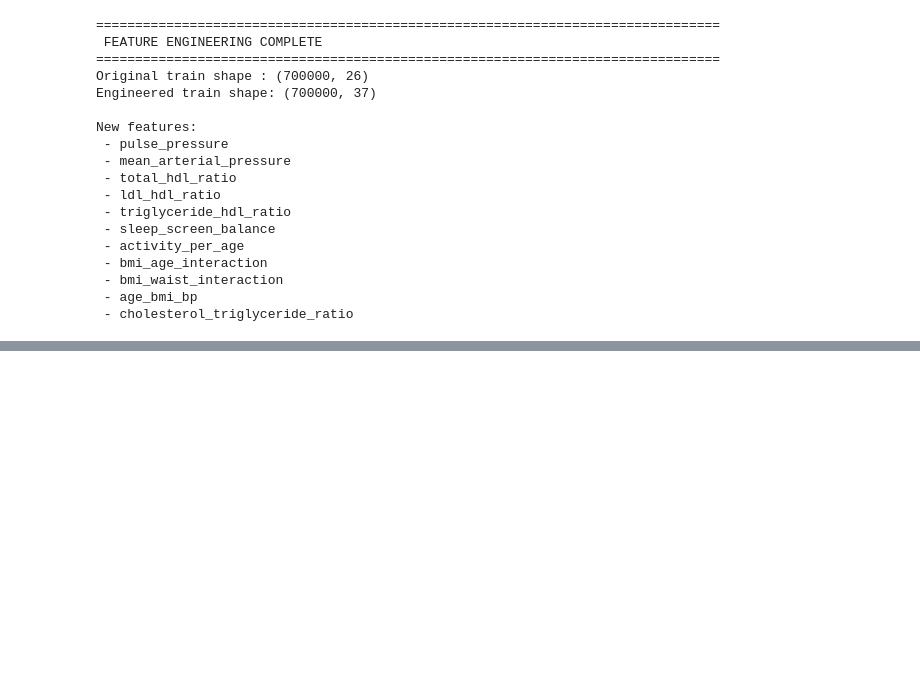
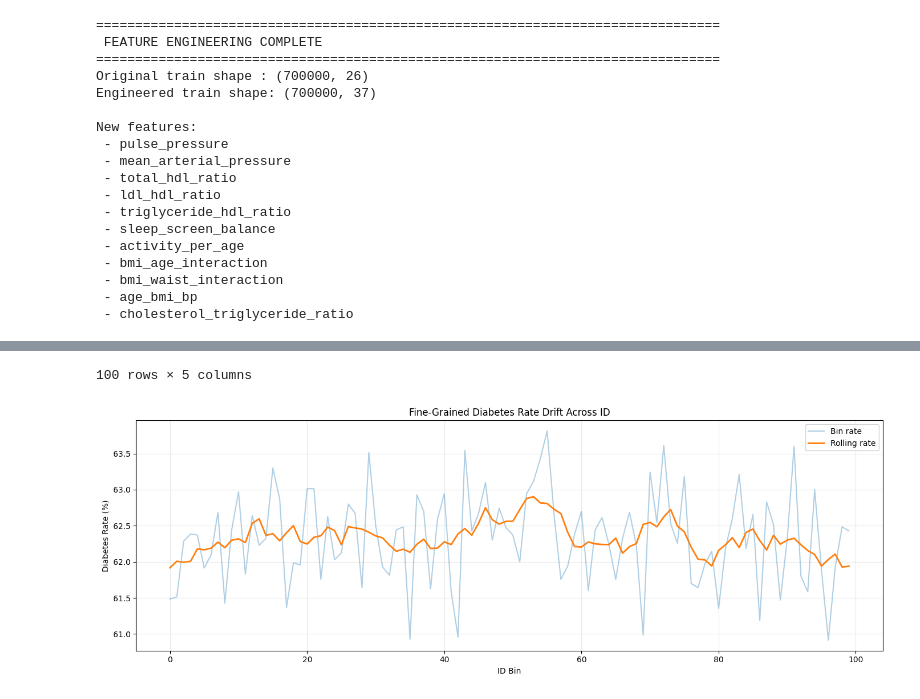
Before and after one commit to MobeenFatimaa/Kaggle-Notebooks, a Jupyter notebook: Diabetes Prediction Challenge.ipynb, the cells around one changed output, grey strips where cells are left out. Saved outputs shown, nothing was run; the diff lists cells and outputs as text; code cells hidden in the pictures; blank space fills up the shorter version.

```diff
--- a/Diabetes Prediction Challenge.ipynb
+++ b/Diabetes Prediction Challenge.ipynb
@@ -1803,0 +2033,77 @@ New features:
+# %%
+# ============================================================
+# FINE-GRAINED ID DRIFT
+# ============================================================
+
+id_sorted = train[["id", TARGET]].sort_values("id").reset_index(drop=True)
+
+# 100 approximately equal ID bins
+id_sorted["id_bin"] = pd.qcut(
+    id_sorted["id"],
+    q=100,
+    labels=False
+)
+
+id_bin_stats = (
+    id_sorted
+    .groupby("id_bin", observed=True)
+    .agg(
+        min_id=("id", "min"),
+        max_id=("id", "max"),
+        diabetes_rate=(TARGET, "mean"),
+        rows=("id", "size")
+    )
+    .reset_index()
+)
+
+id_bin_stats["diabetes_rate_%"] = (
+    id_bin_stats["diabetes_rate"] * 100
+)
+
+# Smooth local trend
+id_bin_stats["rolling_rate_%"] = (
+    id_bin_stats["diabetes_rate_%"]
+    .rolling(window=7, center=True, min_periods=1)
+    .mean()
+)
+
+print("=" * 80)
+print(" FINE-GRAINED ID DRIFT")
+print("=" * 80)
+
+display(
+    id_bin_stats[
+        [
+            "id_bin",
+            "min_id",
+            "max_id",
+            "diabetes_rate_%",
+            "rolling_rate_%"
+        ]
+    ].round(4)
+)
+
+plt.figure(figsize=(14, 5))
+
+plt.plot(
+    id_bin_stats["id_bin"],
+    id_bin_stats["diabetes_rate_%"],
+    alpha=0.35,
+    label="Bin rate"
+)
+
+plt.plot(
+    id_bin_stats["id_bin"],
+    id_bin_stats["rolling_rate_%"],
+    linewidth=2,
+    label="Rolling rate"
+)
+
+plt.xlabel("ID Bin")
+plt.ylabel("Diabetes Rate (%)")
+plt.title("Fine-Grained Diabetes Rate Drift Across ID")
+plt.legend()
+plt.grid(alpha=0.25)
+plt.tight_layout()
+plt.show()
+# %% [output]
@@ -1803,0 +2125,2 @@ New features:
+100 rows × 5 columns
+[figure, added]
```
Also changed, not shown: parts of 92 cells of this notebook.
